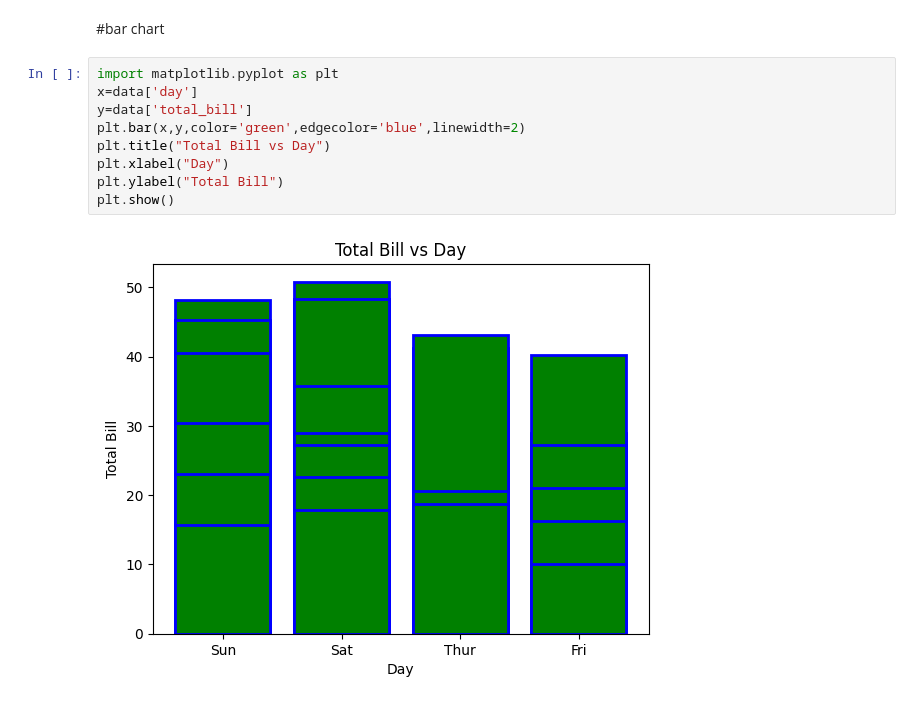
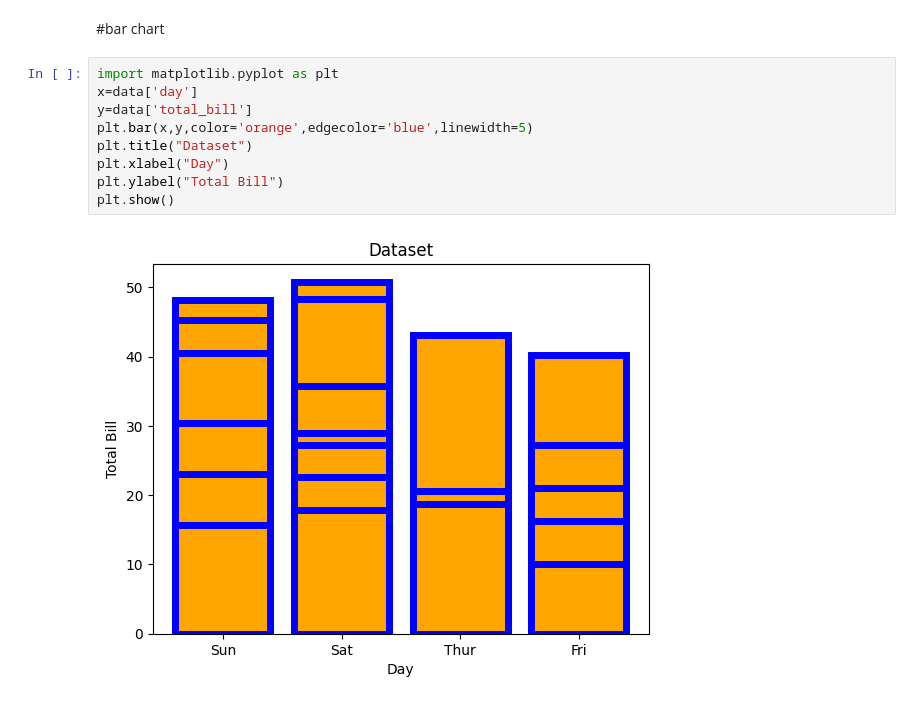
Before and after one commit to runeking2006/vac_1, a Jupyter notebook: data_visuals.ipynb, the cells around one changed output. Drawn from its saved outputs; the diff is of its cells as text.

```diff
--- a/data_visuals.ipynb
+++ b/data_visuals.ipynb
@@ -24,11 +24,11 @@ print(data)
 # %%
 import matplotlib.pyplot as plt
 x=data['day']
 y=data['total_bill']
-plt.bar(x,y,color='green',edgecolor='blue',linewidth=2)
-plt.title("Total Bill vs Day")
+plt.bar(x,y,color='orange',edgecolor='blue',linewidth=5)
+plt.title("Dataset")
 plt.xlabel("Day")
 plt.ylabel("Total Bill")
 plt.show()
 # %% [output]
-[figure, old version]
+[figure, new version]
```
Also changed, not shown: parts of 6 cells of this notebook.
